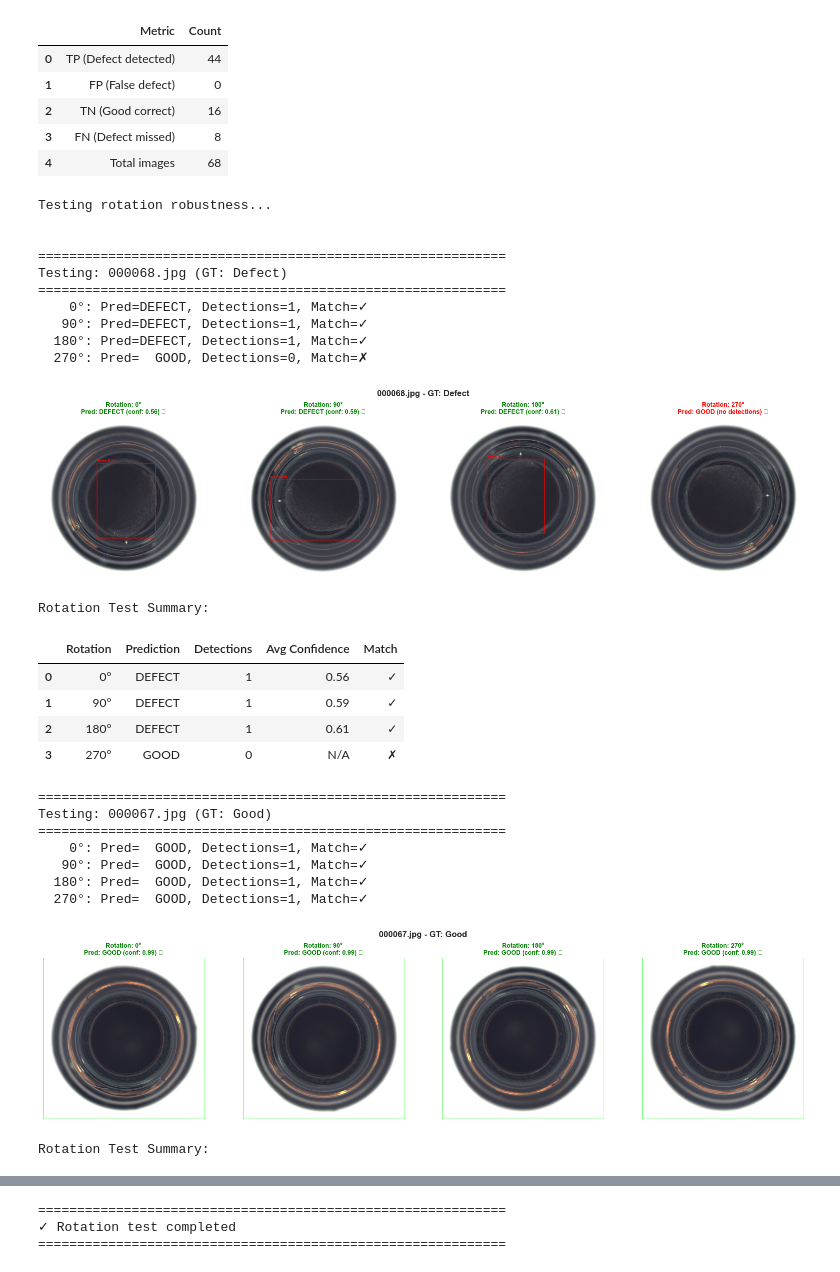
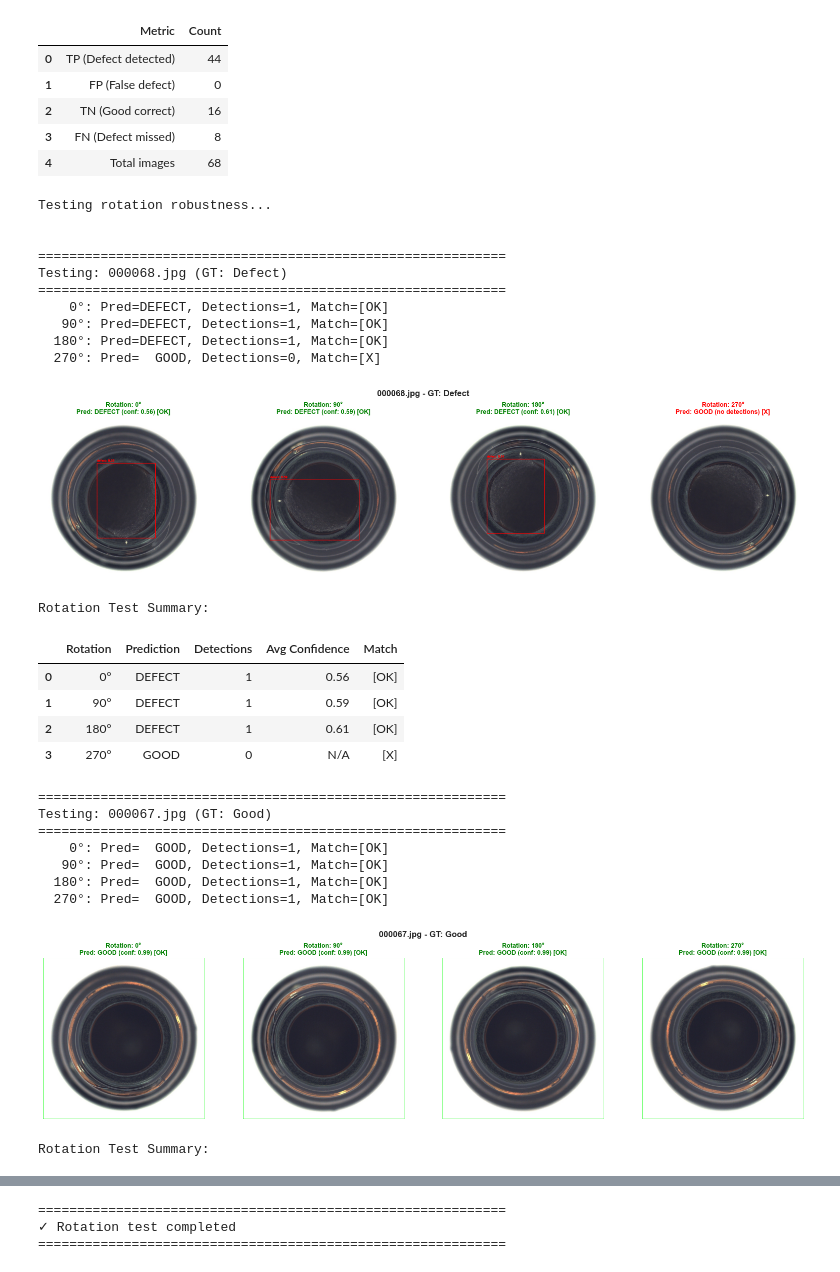
Before and after one commit to vovantrinh/jupiternotebook, a Jupyter notebook: ssd_mvtec_analysis.ipynb, the cells around one changed output, grey strips where cells are left out. Saved outputs shown, nothing was run; the diff lists cells and outputs as text; code cells hidden in the pictures.

```diff
--- a/ssd_mvtec_analysis.ipynb
+++ b/ssd_mvtec_analysis.ipynb
@@ -31,0 +139,41 @@ INFERENCE_DIR = MODEL_DIR / "inference_val"
+# %%
+# Select sample images (2 good + 2 defect)
+val_images_dir = DATASET_DIR / "val" / "images"
+val_ann_file = DATASET_DIR / "val" / "annotations.json"
+
+# Load annotations to find good and defect images
+with open(val_ann_file, 'r') as f:
+    val_data = json.load(f)
+
+# Create mapping of image_id to annotations
+img_to_anns = {}
+for ann in val_data['annotations']:
+    img_id = ann['image_id']
+    if img_id not in img_to_anns:
+        img_to_anns[img_id] = []
+    img_to_anns[img_id].append(ann)
+
+# Find good and defect images
+good_images = []
+defect_images = []
+
+for img_info in val_data['images']:
+    img_id = img_info['id']
+    anns = img_to_anns.get(img_id, [])
+
+    # Check if has defect (category_id == 2)
+    has_defect = any(ann['category_id'] == 2 for ann in anns)
+
+    if has_defect:
+        defect_images.append(img_info)
+    else:
+        good_images.append(img_info)
+
+# Select 2 of each
+selected_defect = defect_images[:2] if len(defect_images) >= 2 else defect_images
+selected_good = good_images[:2] if len(good_images) >= 2 else good_images
+
+print(f"Found {len(defect_images)} defect images, {len(good_images)} good images")
+print(f"Selected {len(selected_defect)} defect + {len(selected_good)} good images")
+print(f"\nDefect images: {[img['file_name'] for img in selected_defect]}")
+print(f"Good images: {[img['file_name'] for img in selected_good]}")
@@ -286,7 +440,7 @@ for img_info, gt_label in zip(test_images, test_labels):
 
         # Get verdict
         verdict = get_verdict(boxes, labels)
-        match = "✓" if gt_label.upper() == verdict else "✗"
+        match = "[OK]" if gt_label.upper() == verdict else "[X]"
 
         # Display
         axes[idx].imshow(annotated_image)
@@ -298,58 +452,58 @@ for img_info, gt_label in zip(test_images, test_labels):
         else:
             title = f"Rotation: {angle}\nPred: {verdict} (no detections) {match}"
 
-        color = 'green' if match == "✓" else 'red'
+        color = 'green' if match == "[OK]" else 'red'
         axes[idx].set_title(title, fontsize=9, color=color, fontweight='bold')
         axes[idx].axis('off')
 
         # Store result
         results_summary.append({
             'Rotation': angle,
             'Prediction': verdict,
             'Detections': len(boxes),
             'Avg Confidence': f"{np.mean(scores):.2f}" if len(scores) > 0 else "N/A",
             'Match': match
         })
 
         print(f"  {angle:>4s}: Pred={verdict:>6s}, Detections={len(boxes)}, Match={match}")
 
     plt.suptitle(f"{img_info['file_name']} - GT: {gt_label}", fontsize=12, fontweight='bold')
     plt.tight_layout()
     plt.show()
 
     # Display summary table
     summary_df = pd.DataFrame(results_summary)
     print("\nRotation Test Summary:")
     display(summary_df)
 
 print("\n" + "="*60)
 print("✓ Rotation test completed")
 print("="*60)
 # %% [output]
 Testing rotation robustness...
 
 
 ============================================================
 Testing: 000068.jpg (GT: Defect)
 ============================================================
-    0°: Pred=DEFECT, Detections=1, Match=✓
-   90°: Pred=DEFECT, Detections=1, Match=✓
-  180°: Pred=DEFECT, Detections=1, Match=✓
-  270°: Pred=  GOOD, Detections=0, Match=✗
+    0°: Pred=DEFECT, Detections=1, Match=[OK]
+   90°: Pred=DEFECT, Detections=1, Match=[OK]
+  180°: Pred=DEFECT, Detections=1, Match=[OK]
+  270°: Pred=  GOOD, Detections=0, Match=[X]
-[figure, old version]
+[figure, new version]
 Rotation Test Summary:
 |  | Rotation | Prediction | Detections | Avg Confidence | Match |
-| 0 | 0° | DEFECT | 1 | 0.56 | ✓ |
-| 1 | 90° | DEFECT | 1 | 0.59 | ✓ |
-| 2 | 180° | DEFECT | 1 | 0.61 | ✓ |
-| 3 | 270° | GOOD | 0 | N/A | ✗ |
+| 0 | 0° | DEFECT | 1 | 0.56 | [OK] |
+| 1 | 90° | DEFECT | 1 | 0.59 | [OK] |
+| 2 | 180° | DEFECT | 1 | 0.61 | [OK] |
+| 3 | 270° | GOOD | 0 | N/A | [X] |
 ============================================================
 Testing: 000067.jpg (GT: Good)
 ============================================================
-    0°: Pred=  GOOD, Detections=1, Match=✓
-   90°: Pred=  GOOD, Detections=1, Match=✓
-  180°: Pred=  GOOD, Detections=1, Match=✓
-  270°: Pred=  GOOD, Detections=1, Match=✓
+    0°: Pred=  GOOD, Detections=1, Match=[OK]
+   90°: Pred=  GOOD, Detections=1, Match=[OK]
+  180°: Pred=  GOOD, Detections=1, Match=[OK]
+  270°: Pred=  GOOD, Detections=1, Match=[OK]
-[figure, old version]
+[figure, new version]
 Rotation Test Summary:
 |  | Rotation | Prediction | Detections | Avg Confidence | Match |
```
Also changed, not shown: parts of 8 cells of this notebook.
